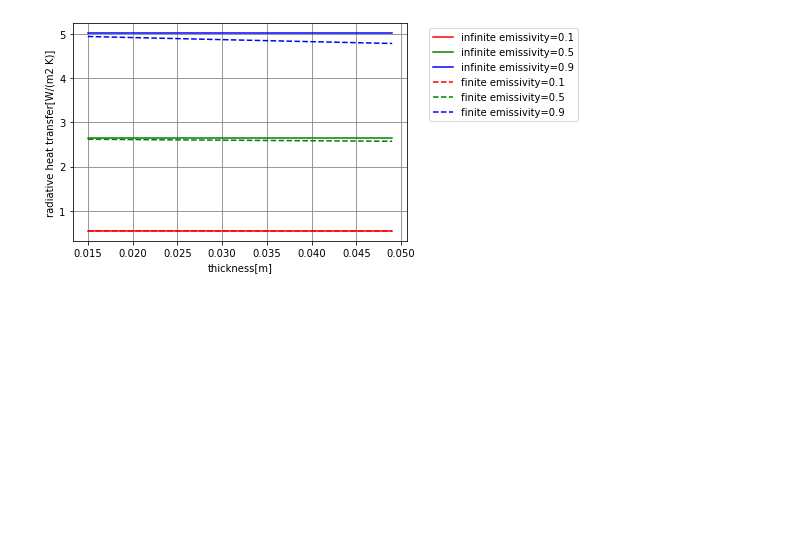
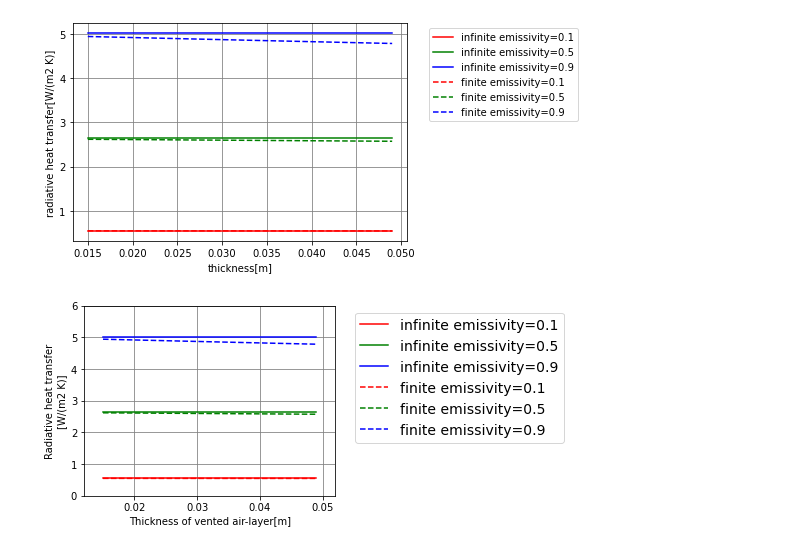
Before and after one commit to BRI-EES-House/03_ventilation_layer, a Jupyter notebook: valid_radiative_heat_transfer.ipynb, the cells around one changed output. Drawn from its saved outputs; the diff is of its cells as text; code cells hidden in the pictures; blank space fills up the shorter version.

Commit message:
中空層厚さ別のグラフを追加（グラフサイズ、フォントサイズを設定）

```diff
--- a/valid_radiative_heat_transfer.ipynb
+++ b/valid_radiative_heat_transfer.ipynb
@@ -107,3 +107,41 @@ plt.legend(bbox_to_anchor=(1.05, 1), loc='upper left')
 plt.show()
 # %% [output]
 [figure]
+# %%
+# グラフの描画（中空層厚さ別）
+
+#fig1 = plt.figure()
+#ax1 = fig1.subplots()
+# グラフサイズを指定する　デフォルト：figsize=(6.4, 4.8)、小サイズ：figsize=(4.0, 3.5)
+fig, ax1 = plt.subplots(figsize=(4.5, 3.5))
+
+# フォントサイズを設定
+plt.rcParams["font.size"] = 14
+
+ax1.set_xlabel('Thickness of vented air-layer[m]')
+ax1.set_ylabel('Radiative heat transfer\n[W/(m2 K)]')
+
+plt.grid(which='major', color='gray', linestyle='-')
+plt.grid(which='minor', color='gray', linestyle='-')
+
+plt.plot(l_d, np.full(35,infinite_rad_heat_transfer[0]),linestyle='solid',
+         color='r', label='infinite emissivity=0.1')
+plt.plot(l_d, np.full(35,infinite_rad_heat_transfer[4]),linestyle='solid',
+         color='g', label='infinite emissivity=0.5')
+plt.plot(l_d, np.full(35,infinite_rad_heat_transfer[9]),linestyle='solid',
+         color='b', label='infinite emissivity=0.9')
+plt.plot(l_d, finite_rad_heat_transfer[:,0],linestyle='dashed',
+         color='r', label='finite emissivity=0.1')
+plt.plot(l_d, finite_rad_heat_transfer[:,4],linestyle='dashed',
+         color='g', label='finite emissivity=0.5')
+plt.plot(l_d, finite_rad_heat_transfer[:,9],linestyle='dashed',
+         color='b', label='finite emissivity=0.9')
+
+# 軸の描画範囲設定
+ax1.set_xlim(0.012, 0.052)
+ax1.set_ylim(0, 6)
+
+plt.legend(bbox_to_anchor=(1.05, 1), loc='upper left')
+plt.show()
+# %% [output]
+[figure, added]
```
